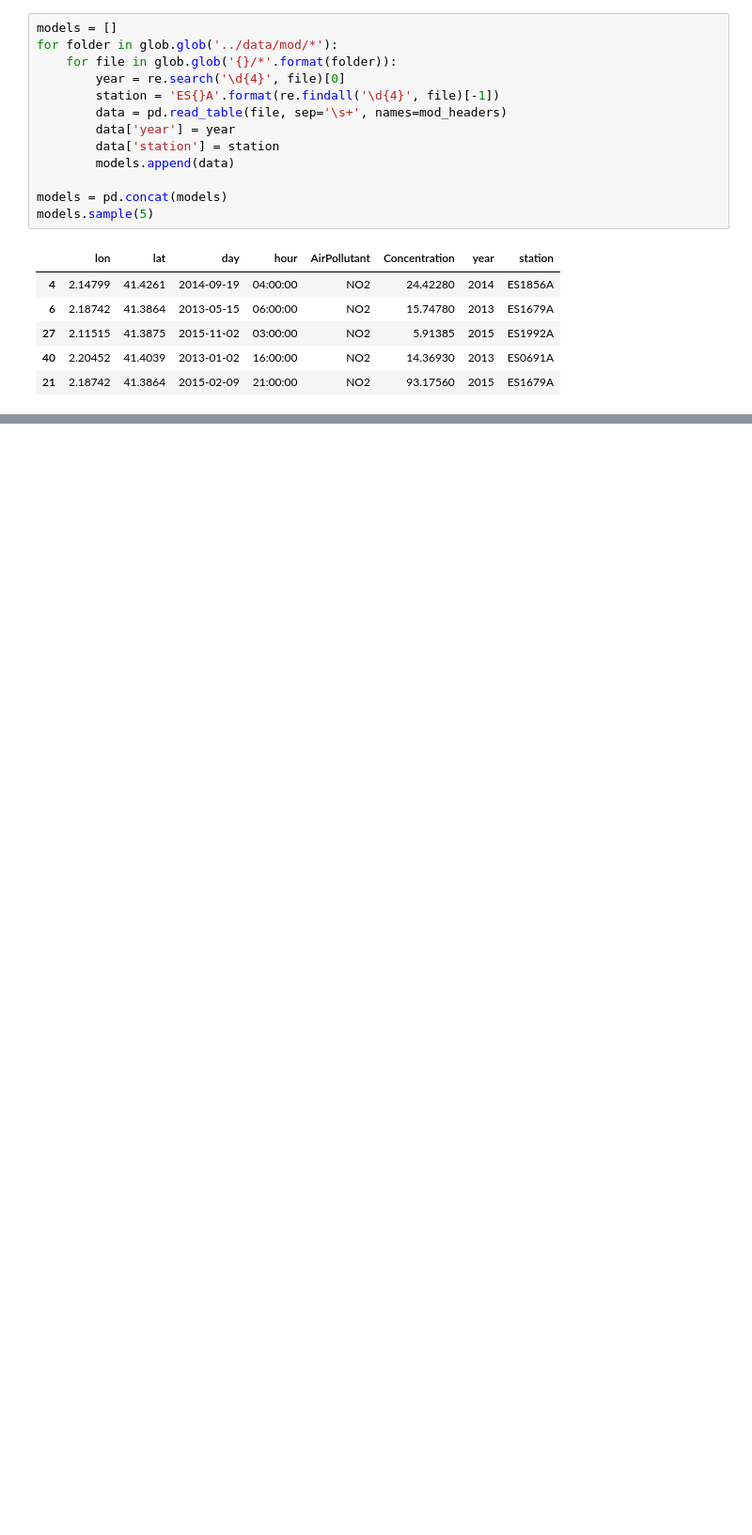
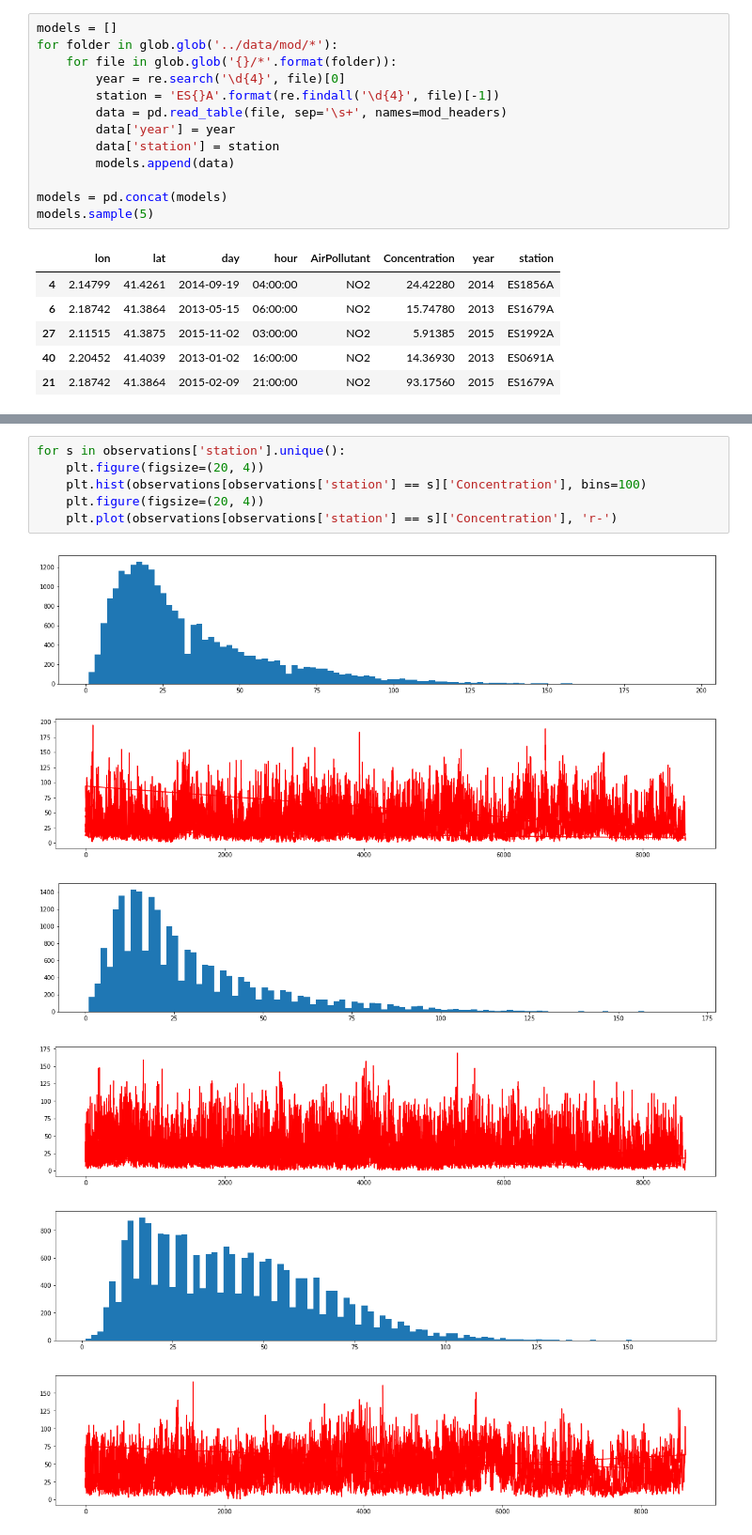
Before and after one commit to javiermas/BCNAirQualityDatathon, a Jupyter notebook: notebooks/Jonas_1.ipynb, the cells around one changed output, grey strips where cells are left out. Shown at 94% size. Drawn from its saved outputs; the diff is of its cells as text; blank space fills up the shorter version.

Commit message:
Some charts

```diff
--- a/notebooks/Jonas_1.ipynb
+++ b/notebooks/Jonas_1.ipynb
@@ -82,0 +98,13 @@ models.sample(5)
+# %%
+for s in observations['station'].unique():
+    plt.figure(figsize=(20, 4))
+    plt.hist(observations[observations['station'] == s]['Concentration'], bins=100)
+    plt.figure(figsize=(20, 4))
+    plt.plot(observations[observations['station'] == s]['Concentration'], 'r-')
+# %% [output]
+[figure, added]
+[figure, added]
+[figure, added]
+[figure, added]
+[figure, added]
+[figure, added]
```
Also changed, not shown: parts of 2 cells of this notebook.
